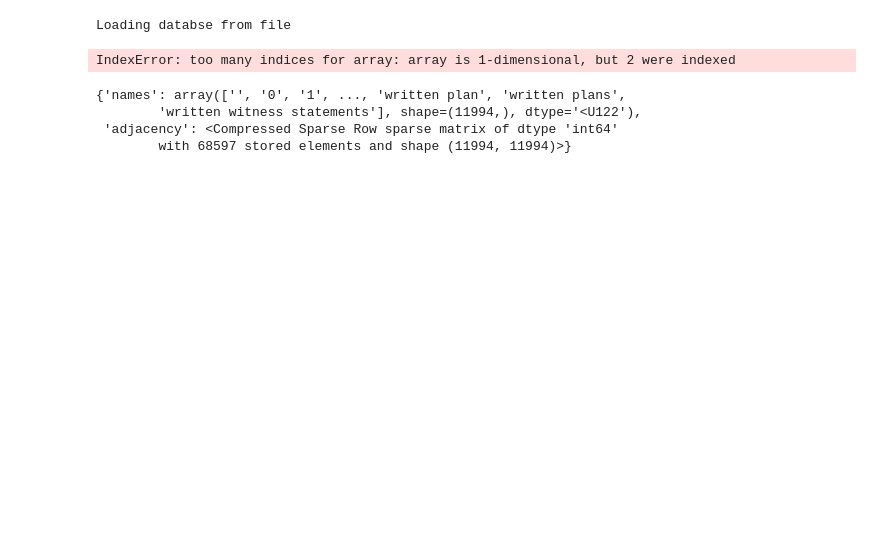
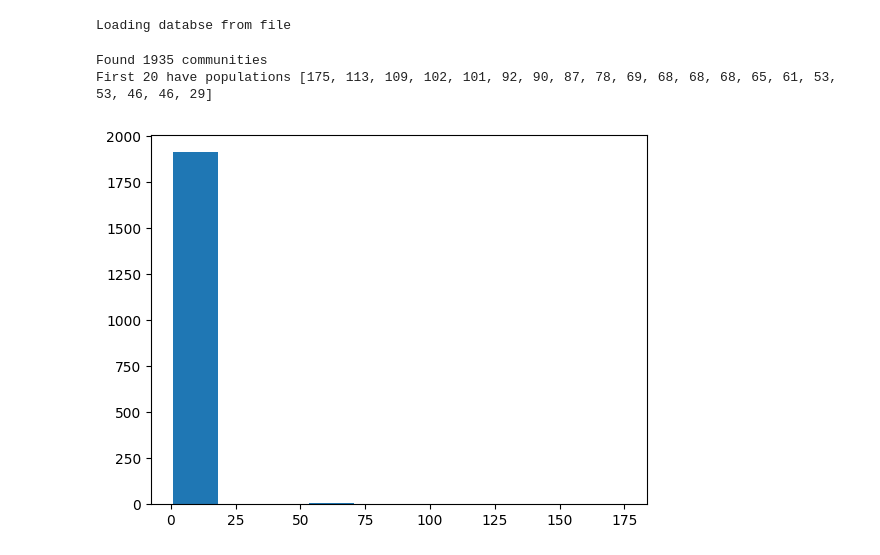
Before and after one commit to Saskapult/graph-rag-testing, a Jupyter notebook: communities_demo.ipynb, the cells around one changed output. Drawn from its saved outputs; the diff is of its cells as text; code cells hidden in the pictures; blank space fills up the shorter version.

```diff
--- a/communities_demo.ipynb
+++ b/communities_demo.ipynb
@@ -45,50 +11,49 @@ graph
 # %%
-from neo4j import GraphDatabase
-from sknetwork.data import from_csv
-import os
-
 db_url = os.getenv("DB_HOST", "neo4j://localhost:7687")
 db_user = os.getenv("DB_USER", "neo4j")
 db_pass = os.getenv("DB_PASSWORD", "no_password")
 db_base = os.getenv("DB_DATABASE", "neo4j")
 label_model = os.getenv("LABEL_MODEL", "openai/gpt-4o-mini")
 
-csv_temp = "/tmp/communities_neo4j_export.csv"
+export_temp = "/tmp/communities_neo4j_export.graphml"
 
-if not os.path.isfile(csv_temp):
+if not os.path.isfile(export_temp):
 	print("Connecting to db")
 	with GraphDatabase.driver(db_url, auth=(db_user, db_pass)) as driver:
 		driver.verify_connectivity()
 
-		print("Fetching database as csv")
+		print("Fetching database as graphml")
 		records, _, _ = driver.execute_query("""
-			CALL apoc.export.csv.all(null, {stream:true})
+			CALL apoc.export.graphml.all(null, {stream:true})
 			YIELD file, nodes, relationships, properties, data
 			RETURN file, nodes, relationships, properties, data
 		""")
-		_, n_nodes, n_relationships, _, csv_contents = records[0]
+		_, n_nodes, n_relationships, _, export_contents = records[0]
 		print(f"Downloaded {n_nodes} nodes, {n_relationships} relationships")
 
 		print("Saving as temporary file")
-		with open(csv_temp, "w") as f:
-			f.write(csv_contents)
+		with open(export_temp, "w") as f:
+			f.write(export_contents)
 
 print("Loading databse from file")
-graph = from_csv(csv_temp)
+graph = nx.read_graphml(export_temp)
 # %% [output]
 Loading databse from file
-# %%
-from sknetwork.visualization import visualize_graph
-
-positions = skn.
-image = visualize_graph(graph.adjacency, positions)
-SVG(image)
-# %% [output]
-IndexError: too many indices for array: array is 1-dimensional, but 2 were indexed
-# %%
-graph
-# %% [output]
-{'names': array(['', '0', '1', ..., 'written plan', 'written plans',
-        'written witness statements'], shape=(11994,), dtype='<U122'),
- 'adjacency': <Compressed Sparse Row sparse matrix of dtype 'int64'
-        with 68597 stored elements and shape (11994, 11994)>}
+# %%
+communities = nx.community.louvain_communities(graph)
+print(f"Found {len(communities)} communities")
+
+communities.sort(key=lambda v: len(v), reverse=True)
+
+k = 20
+print(f"First {k} have populations {[len(c) for c in communities[:k]]}")
+# %% [output]
+Found 1935 communities
+First 20 have populations [175, 113, 109, 102, 101, 92, 90, 87, 78, 69, 68, 68, 68, 65, 61, 53, 53, 46, 46, 29]
+# %%
+plt.hist([len(c) for c in communities])
+plt.show()
+
+# Seems that we get a lot of communities with very few members
+# %% [output]
+[figure, added]
```
Also changed, not shown: parts of 11 cells of this notebook.
